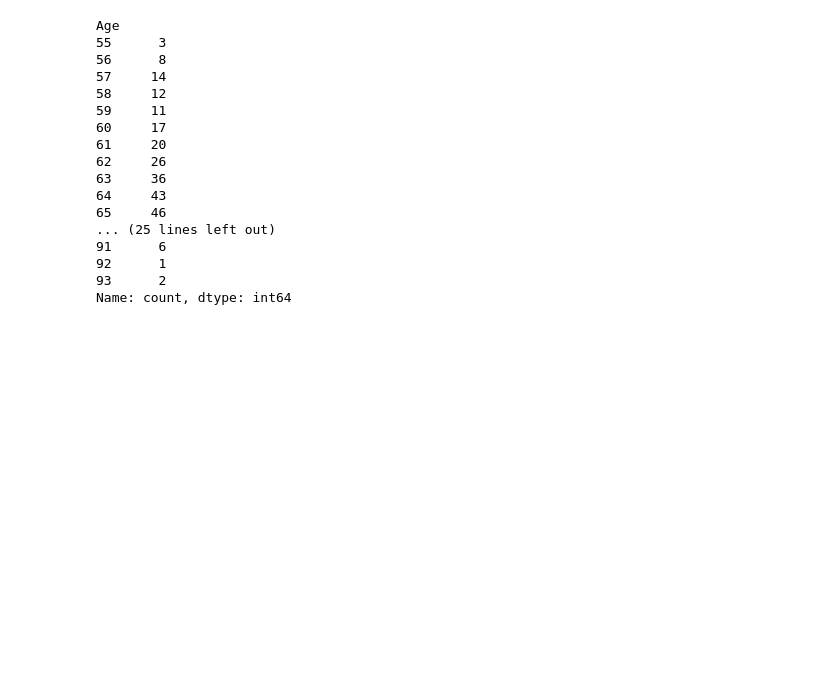
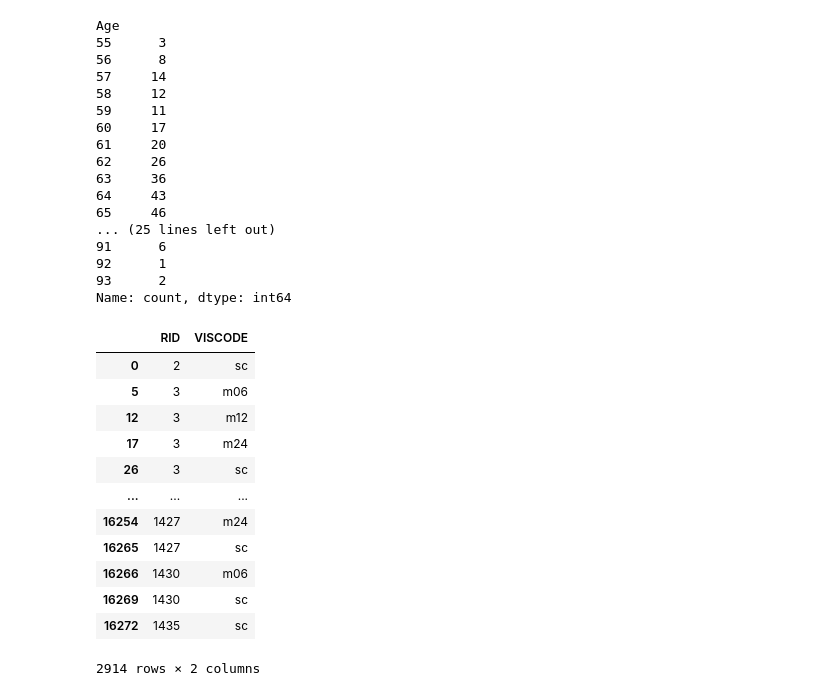
Before and after one commit to DCAN-Labs/lifespan_seg_model_data, a Jupyter notebook: notebooks-for-lssm/adni_for_lssm.ipynb, the cells around one changed output. Saved outputs shown, nothing was run; the diff lists cells and outputs as text; code cells hidden in the pictures; blank space fills up the shorter version.

```diff
--- a/notebooks-for-lssm/adni_for_lssm.ipynb
+++ b/notebooks-for-lssm/adni_for_lssm.ipynb
@@ -409,3 +411,20 @@ Age
 92      1
 93      2
 Name: count, dtype: int64
+# %%
+merged_no_age = merged.drop(columns=['Age'])
+merged_no_age
+# %% [output]
+|  | RID | VISCODE |
+| 0 | 2 | sc |
+| 5 | 3 | m06 |
+| 12 | 3 | m12 |
+| 17 | 3 | m24 |
+| 26 | 3 | sc |
+| ... | ... | ... |
+| 16254 | 1427 | m24 |
+| 16265 | 1427 | sc |
+| 16266 | 1430 | m06 |
+| 16269 | 1430 | sc |
+| 16272 | 1435 | sc |
+2914 rows × 2 columns
```
Also changed, not shown: parts of 9 cells of this notebook, 1 other file.
